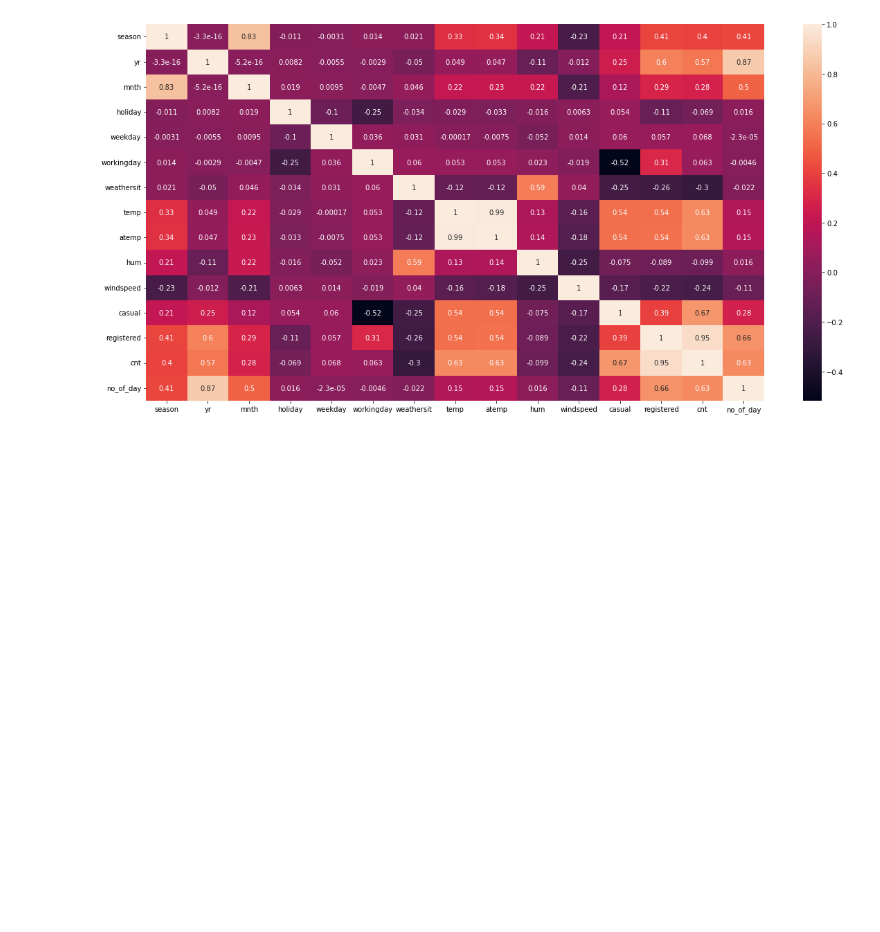
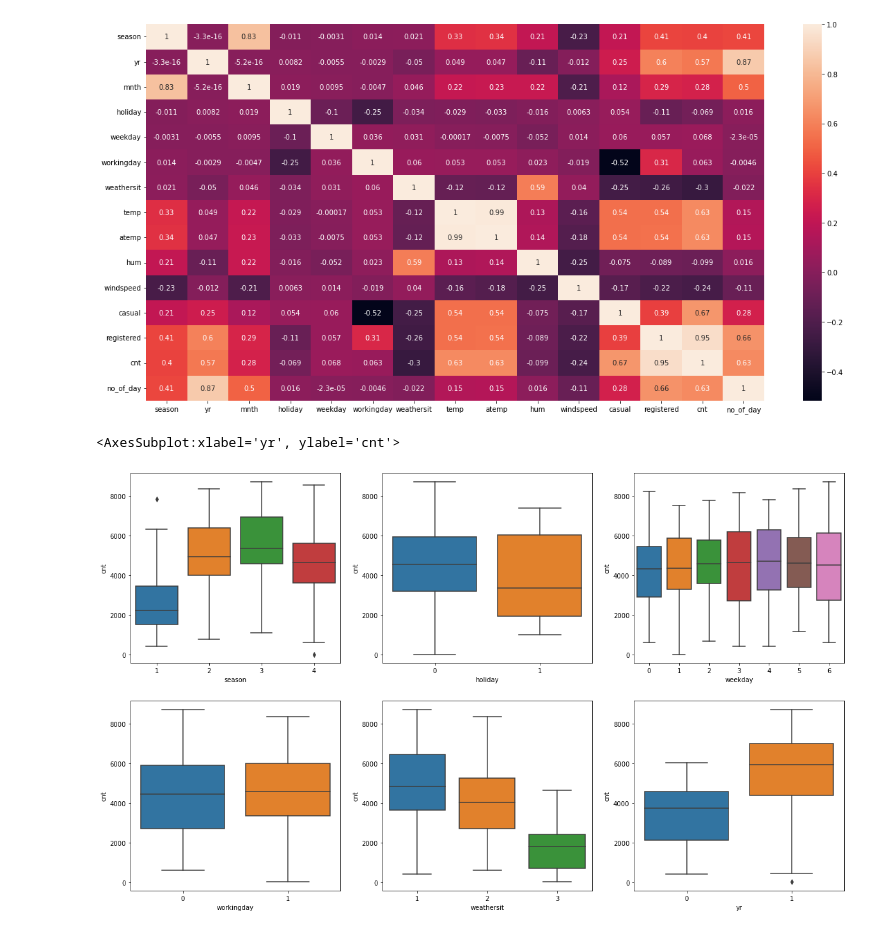
Before and after one commit to Akhilesh271988/BoomBikes, a Jupyter notebook: Boom_bike.ipynb, the cells around one changed output. Saved outputs shown, nothing was run; the diff lists cells and outputs as text; code cells hidden in the pictures; blank space fills up the shorter version.

Commit message:
added some more graphs and subjective question answer

```diff
--- a/Boom_bike.ipynb
+++ b/Boom_bike.ipynb
@@ -112,3 +112,21 @@ sns.heatmap(df_day.corr(),annot=True)
 # %% [output]
 <AxesSubplot:>
 [figure]
+# %%
+# checking the variance of cnt variable amongst categorical variables
+pyplot.figure(figsize=(20,12))
+pyplot.subplot(2,3,1)
+sns.boxplot(x='season',y='cnt',data=df_day)
+pyplot.subplot(2,3,2)
+sns.boxplot(x='holiday',y='cnt',data=df_day)
+pyplot.subplot(2,3,3)
+sns.boxplot(x='weekday',y='cnt',data=df_day)
+pyplot.subplot(2,3,4)
+sns.boxplot(x='workingday',y='cnt',data=df_day)
+pyplot.subplot(2,3,5)
+sns.boxplot(x='weathersit',y='cnt',data=df_day)
+pyplot.subplot(2,3,6)
+sns.boxplot(x='yr',y='cnt',data=df_day)
+# %% [output]
+<AxesSubplot:xlabel='yr', ylabel='cnt'>
+[figure, added]
```
Also changed, not shown: parts of 13 cells of this notebook, 1 other file.
